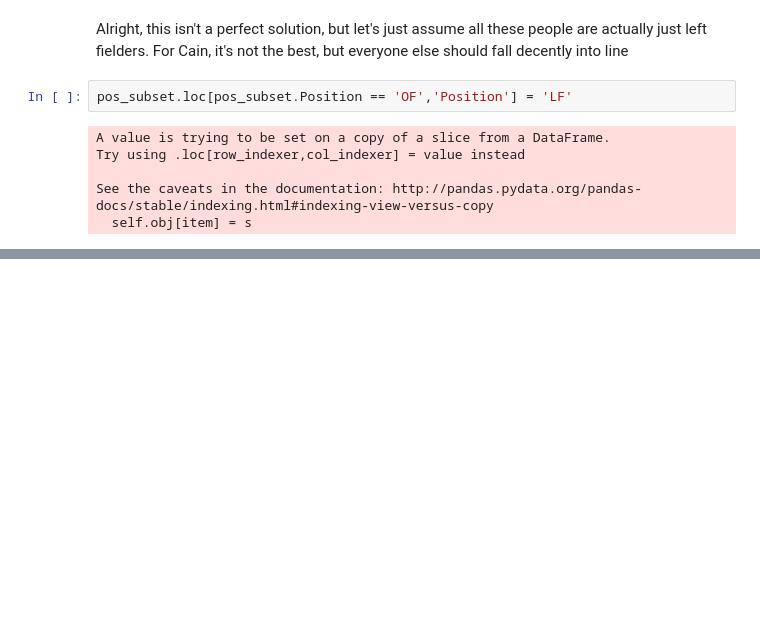
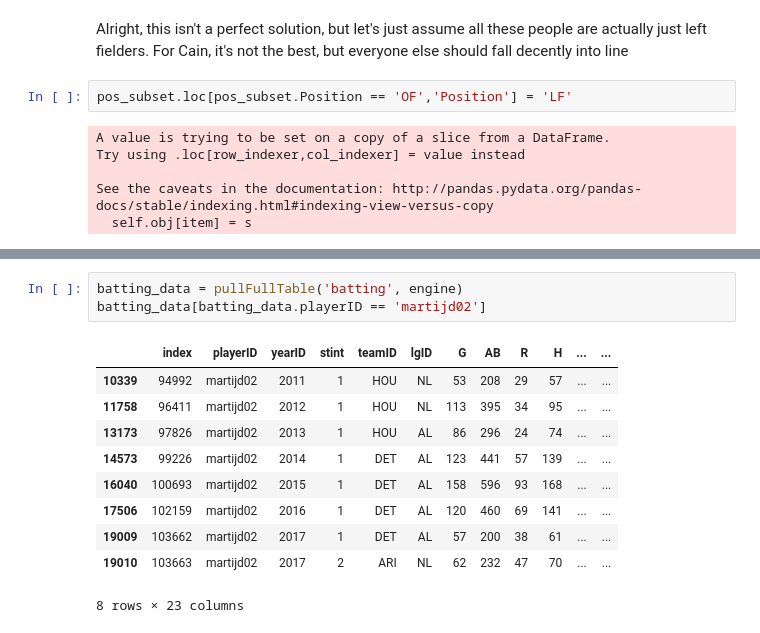
Before and after one commit to marichards/MLB_FA_Predictor, a Jupyter notebook: Troubleshooting.ipynb, the cells around one changed output, grey strips where cells are left out. Saved outputs shown, nothing was run; the diff lists cells and outputs as text; blank space fills up the shorter version.

```diff
--- a/Troubleshooting.ipynb
+++ b/Troubleshooting.ipynb
@@ -302,0 +356,14 @@ Actually, instead, we can grab the "OF" WAR for teams and just do that...let's d
+# %%
+batting_data = pullFullTable('batting', engine)
+batting_data[batting_data.playerID == 'martijd02']
+# %% [output]
+|  | index | playerID | yearID | stint | teamID | lgID | G | AB | R | H | ... | ... |
+| 10339 | 94992 | martijd02 | 2011 | 1 | HOU | NL | 53 | 208 | 29 | 57 | ... | ... |
+| 11758 | 96411 | martijd02 | 2012 | 1 | HOU | NL | 113 | 395 | 34 | 95 | ... | ... |
+| 13173 | 97826 | martijd02 | 2013 | 1 | HOU | AL | 86 | 296 | 24 | 74 | ... | ... |
+| 14573 | 99226 | martijd02 | 2014 | 1 | DET | AL | 123 | 441 | 57 | 139 | ... | ... |
+| 16040 | 100693 | martijd02 | 2015 | 1 | DET | AL | 158 | 596 | 93 | 168 | ... | ... |
+| 17506 | 102159 | martijd02 | 2016 | 1 | DET | AL | 120 | 460 | 69 | 141 | ... | ... |
+| 19009 | 103662 | martijd02 | 2017 | 1 | DET | AL | 57 | 200 | 38 | 61 | ... | ... |
+| 19010 | 103663 | martijd02 | 2017 | 2 | ARI | NL | 62 | 232 | 47 | 70 | ... | ... |
+8 rows × 23 columns
```
Also changed, not shown: parts of 10 cells of this notebook, 4 other files.
